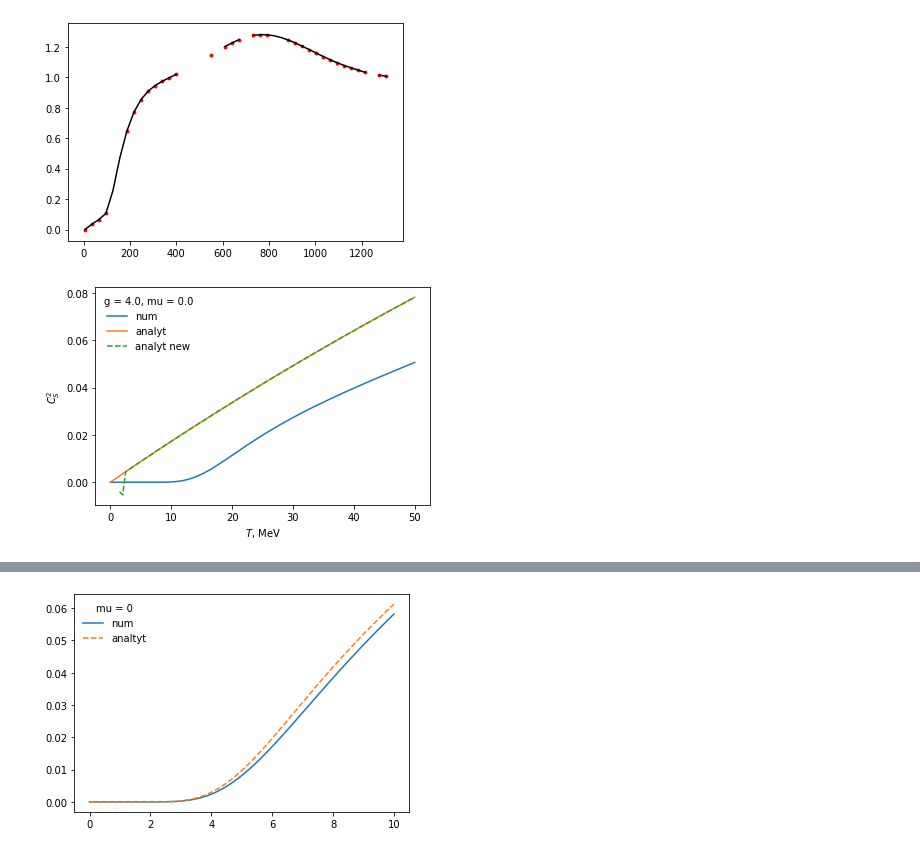
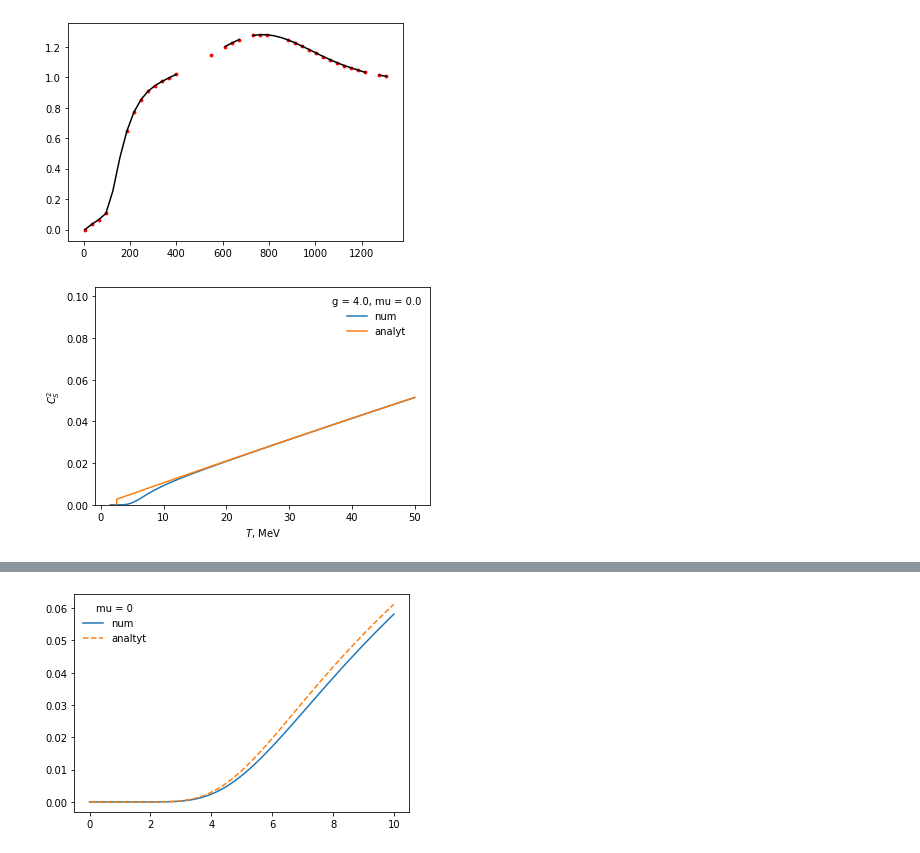
Before and after one commit to NazyS/relativistic-ISCT-EoS, a Jupyter notebook: notebook.ipynb, the cells around one changed output, grey strips where cells are left out. Cells and saved outputs as stored; diff of their text form; code cells hidden in the pictures.

```diff
--- a/notebook.ipynb
+++ b/notebook.ipynb
@@ -344,27 +344,27 @@ from eos.non_rel_vdw import Non_Rel_VdW
 # %%
 g = 4.
-eos = Non_Rel_VdW(g=g)
+# eos = Non_Rel_VdW(g=g)
+eos = Non_Rel_VdW_with_antibaryons(g=g)
 
 Tdata = np.linspace(0.001, 50, 100)
 mu = 0.
 
-# init = (100.)*3
-init = (0.)*3
+dx = 1e-3
 
-plt.plot(Tdata, [eos.speed_of_s_sq(T, mu, init=init) for T in Tdata], label='num')
+plt.plot(Tdata, [eos.speed_of_s_sq(T, mu, init=init, dx=dx) for T in Tdata], label='num')
 plt.plot(Tdata, [eos.analyt_sp_of_snd_sq(T, mu) for T in Tdata], label='analyt')
-plt.plot(Tdata, [eos.analyt_sp_of_snd_sq_new(T, mu) for T in Tdata], '--', label='analyt new')
+# plt.plot(Tdata, [eos.analyt_sp_of_snd_sq_new(T, mu) for T in Tdata], '--', label='analyt new')
 
-# plt.ylim(0, 20)
+plt.ylim(0,)
 
 plt.xlabel('$T$, MeV')
 plt.ylabel('$C_S^2$')
 plt.legend(frameon=False, title='g = {}, mu = {}'.format(g, mu))
 
 # plt.savefig('plots/sp_snd_check_test/num+analyt_3.pdf')
 plt.show()
 # %% [output]
-[figure, old version]
+[figure, new version]
 # %%
 Tdata = np.linspace(0.001, 100, 100)
 g_array = [4.,40.,400.,4000.]
```
Also changed, not shown: parts of 2 cells of this notebook, 1 other file.
